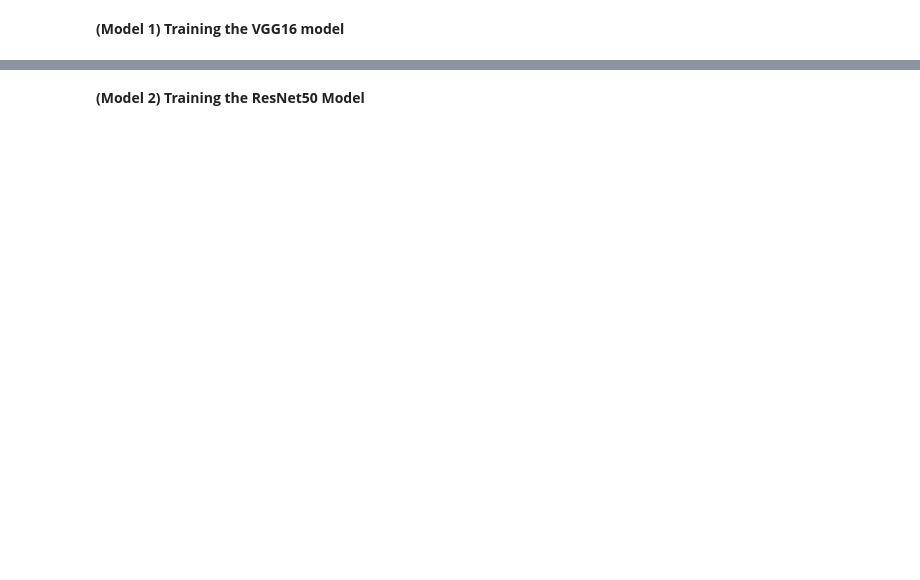
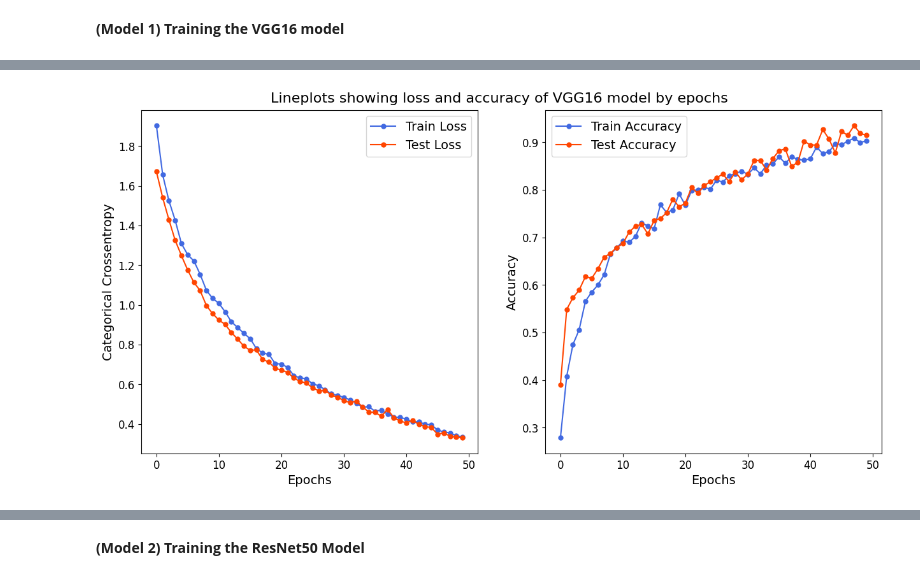
Before and after one commit to Ved204/CP468-Facial-Recognition, a Jupyter notebook: colab.ipynb, the cells around one changed output, grey strips where cells are left out. Cells and saved outputs as stored; diff of their text form; code cells hidden in the pictures; blank space fills up the shorter version.

Commit message:
finalized ensemble models

```diff
--- a/colab.ipynb
+++ b/colab.ipynb
@@ -441 +428,5 @@ images_x = images_x / 255.0
+# %%
+# Convert lists to numpy arrays and normalize
+images_x = np.array(images) / 255.0
+labels_y = np.array(labels)
 # %%
@@ -460,9 +463,5 @@ model_vgg16 = Model(inputs=base_model_vgg16.input, outputs=predictions)
 # %%
-# Freeze the layers of the base model
-for layer in base_model_vgg16.layers:
-    layer.trainable = False
-
 # Compile the model
-model_vgg16.compile(optimizer='adam', loss='categorical_crossentropy', metrics=['accuracy'])
-model_vgg16.summary()
+vgg16_model.compile(optimizer=Adam(), loss='categorical_crossentropy', metrics=['accuracy'])
+vgg16_model.summary()
 # %% [output]
@@ -484,7 +486,10 @@ Trainable params: 263175 (1.00 MB)
 Non-trainable params: 14714688 (56.13 MB)
 _________________________________________________________________
+# %%
+# Checkpoint callback to save the best model
+checkpoint = ModelCheckpoint(f'{output_path}vgg16_emotion_model.h5', monitor='val_loss', verbose=1, save_best_only=True)
 # %%
 # Train the model
-history_vgg16 = model_vgg16.fit(X_train, Y_train, epochs=50, validation_data=(X_test, Y_test))
+vgg16_history = vgg16_model.fit(X_train, Y_train, batch_size=32, validation_data=(X_test, Y_test), epochs=50, callbacks=[checkpoint])
 # %% [output]
 Epoch 1/50
@@ -516,0 +521,25 @@ model_vgg16.save(f'{output_path}/vgg16_emotion_recognition.h5')
+# %%
+# Accuracy and Loss Graph
+train_loss = vgg16_history.history['loss']
+test_loss = vgg16_history.history['val_loss']
+train_accuracy = vgg16_history.history['accuracy']
+test_accuracy = vgg16_history.history['val_accuracy']
+
+fig, ax = plt.subplots(ncols=2, figsize=(15, 7))
+ax = ax.ravel()
+ax[0].plot(train_loss, label='Train Loss', color='royalblue', marker='o', markersize=5)
+ax[0].plot(test_loss, label='Test Loss', color='orangered', marker='o', markersize=5)
+ax[0].set_xlabel('Epochs', fontsize=14)
+ax[0].set_ylabel('Categorical Crossentropy', fontsize=14)
+ax[0].legend(fontsize=14)
+ax[0].tick_params(axis='both', labelsize=12)
+ax[1].plot(train_accuracy, label='Train Accuracy', color='royalblue', marker='o', markersize=5)
+ax[1].plot(test_accuracy, label='Test Accuracy', color='orangered', marker='o', markersize=5)
+ax[1].set_xlabel('Epochs', fontsize=14)
+ax[1].set_ylabel('Accuracy', fontsize=14)
+ax[1].legend(fontsize=14)
+ax[1].tick_params(axis='both', labelsize=12)
+fig.suptitle(x=0.5, y=0.92, t="Lineplots showing loss and accuracy of VGG16 model by epochs", fontsize=16)
+plt.show()
+# %% [output]
+[figure, added]
```
Also changed, not shown: parts of 55 cells of this notebook.
